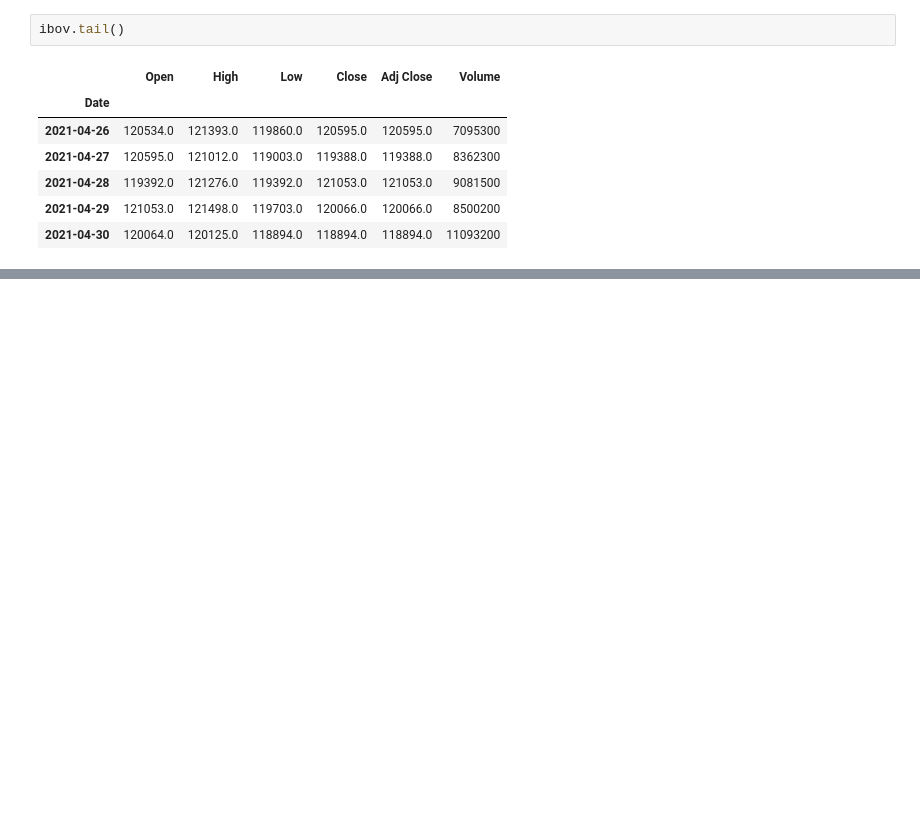
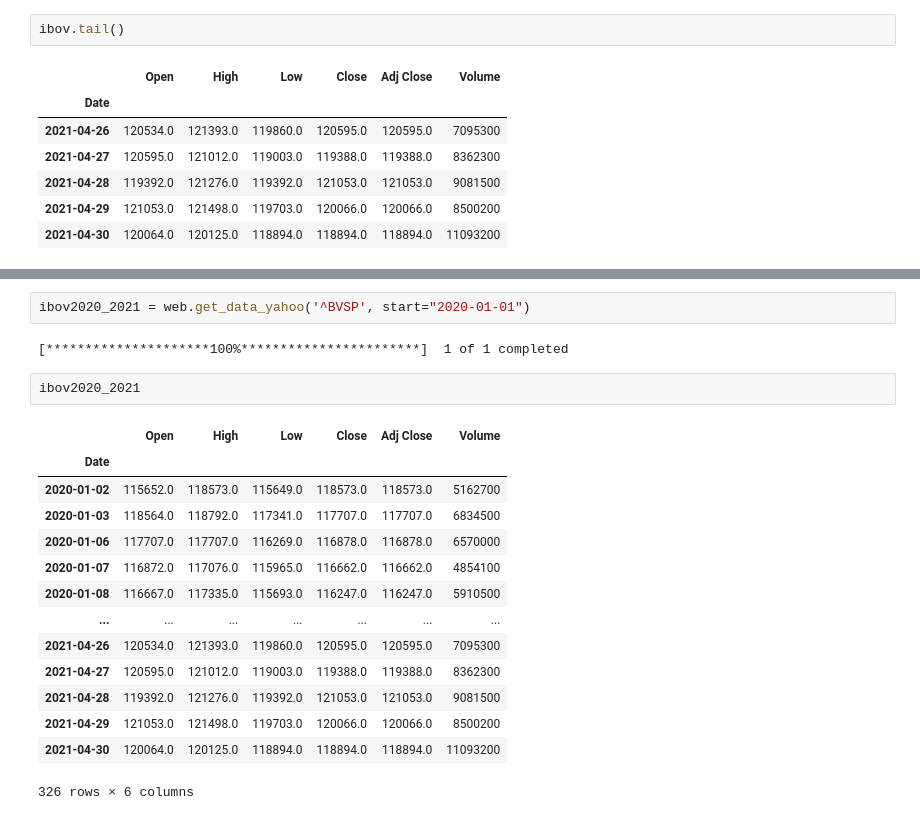
Before and after one commit to rcarasek/Python-for-Investment, a Jupyter notebook: PyForInvest_Colab.ipynb, the cells around one changed output, grey strips where cells are left out. Cells and saved outputs as stored; diff of their text form; blank space fills up the shorter version.

```diff
--- a/PyForInvest_Colab.ipynb
+++ b/PyForInvest_Colab.ipynb
@@ -59,0 +87,21 @@ ibov.tail()
+# %%
+ibov2020_2021 = web.get_data_yahoo('^BVSP', start="2020-01-01")
+# %% [output]
+[*********************100%***********************]  1 of 1 completed
+# %%
+ibov2020_2021
+# %% [output]
+|  | Open | High | Low | Close | Adj Close | Volume |
+| Date |  |  |  |  |  |  |
+| 2020-01-02 | 115652.0 | 118573.0 | 115649.0 | 118573.0 | 118573.0 | 5162700 |
+| 2020-01-03 | 118564.0 | 118792.0 | 117341.0 | 117707.0 | 117707.0 | 6834500 |
+| 2020-01-06 | 117707.0 | 117707.0 | 116269.0 | 116878.0 | 116878.0 | 6570000 |
+| 2020-01-07 | 116872.0 | 117076.0 | 115965.0 | 116662.0 | 116662.0 | 4854100 |
+| 2020-01-08 | 116667.0 | 117335.0 | 115693.0 | 116247.0 | 116247.0 | 5910500 |
+| ... | ... | ... | ... | ... | ... | ... |
+| 2021-04-26 | 120534.0 | 121393.0 | 119860.0 | 120595.0 | 120595.0 | 7095300 |
+| 2021-04-27 | 120595.0 | 121012.0 | 119003.0 | 119388.0 | 119388.0 | 8362300 |
+| 2021-04-28 | 119392.0 | 121276.0 | 119392.0 | 121053.0 | 121053.0 | 9081500 |
+| 2021-04-29 | 121053.0 | 121498.0 | 119703.0 | 120066.0 | 120066.0 | 8500200 |
+| 2021-04-30 | 120064.0 | 120125.0 | 118894.0 | 118894.0 | 118894.0 | 11093200 |
+326 rows × 6 columns
```
Also changed, not shown: parts of 6 cells of this notebook.
